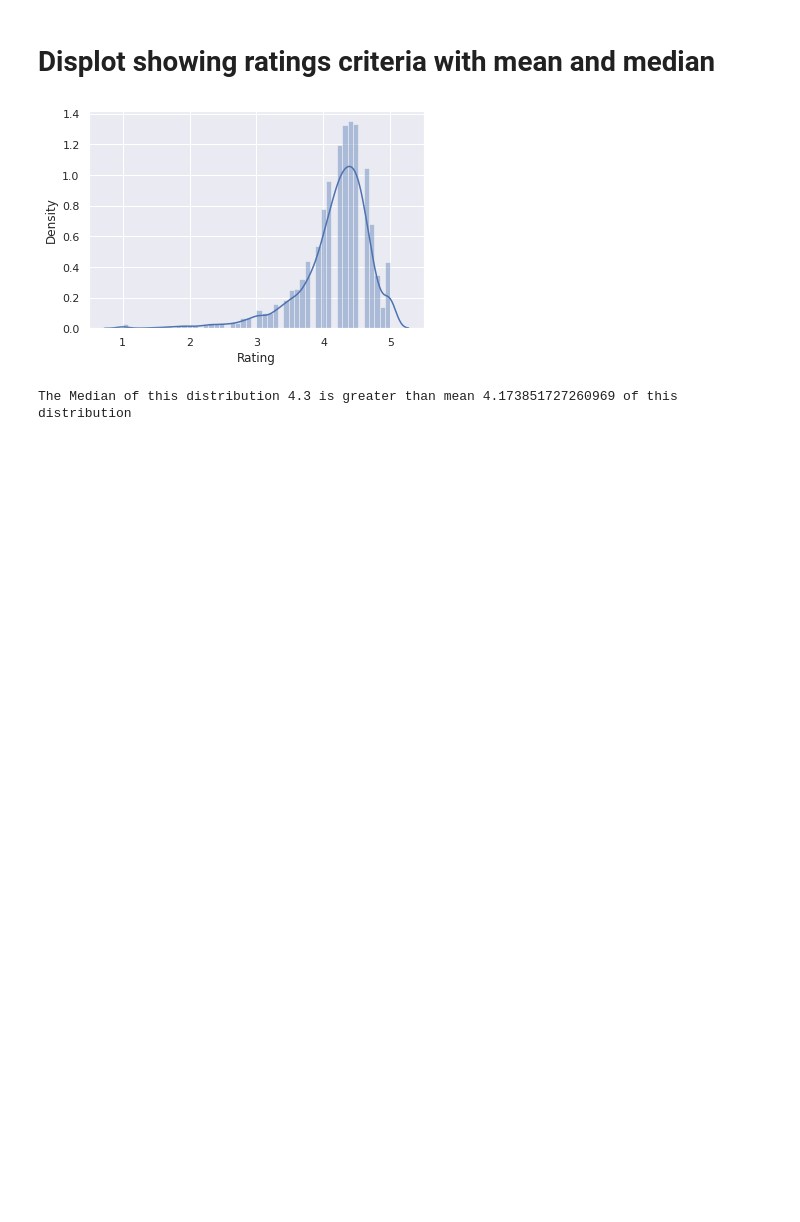
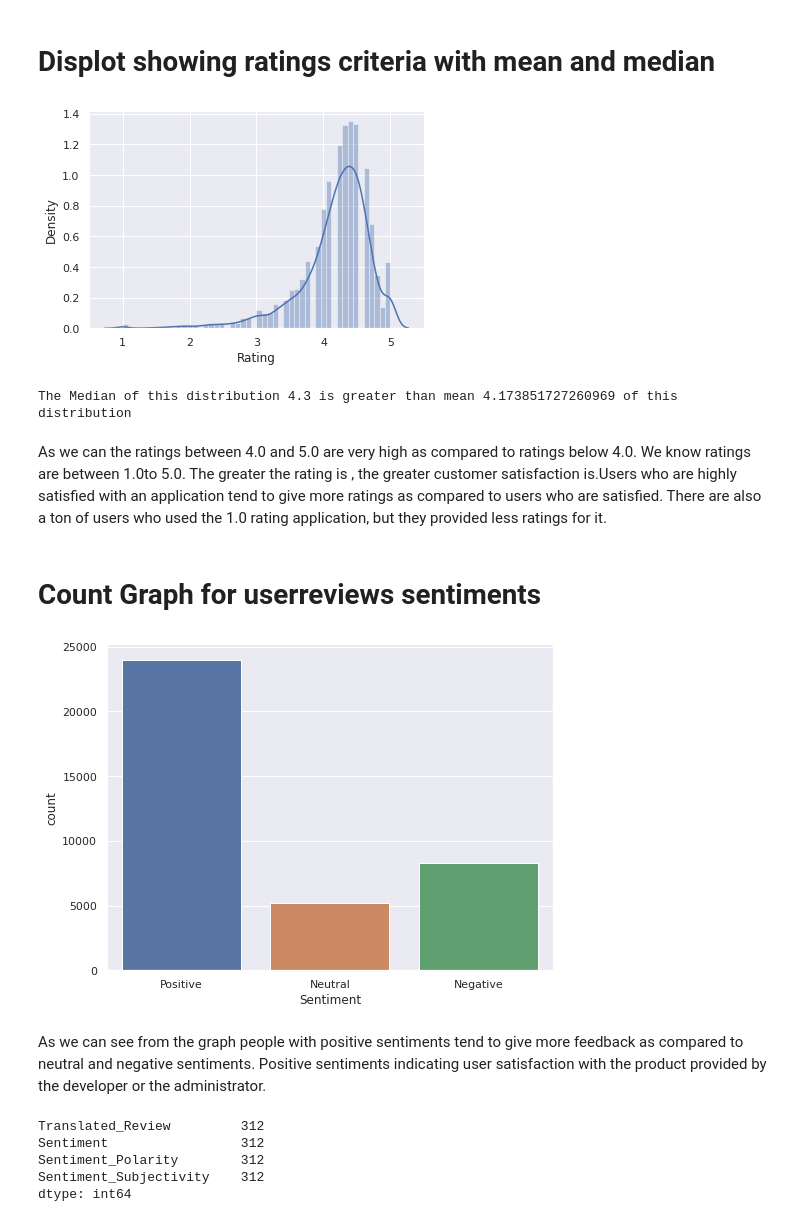
Before and after one commit to ekanshsinghrathore/eda_playstore, a Jupyter notebook: Play_Store_App_Review_Analysis_Capstone_Project.ipynb, the cells around one changed output. Drawn from its saved outputs; the diff is of its cells as text; code cells hidden in the pictures; blank space fills up the shorter version.

```diff
--- a/Play_Store_App_Review_Analysis_Capstone_Project.ipynb
+++ b/Play_Store_App_Review_Analysis_Capstone_Project.ipynb
@@ -196,3 +196,24 @@ print('The Median of this distribution {} is greater than mean {} of this distri
 # %% [output]
 [figure]
 The Median of this distribution 4.3 is greater than mean 4.173851727260969 of this distribution
+# %% [markdown]
+As we can the ratings between 4.0 and 5.0 are very high as compared to ratings below 4.0. We know ratings are between 1.0to 5.0. The greater the rating is , the greater customer satisfaction is.Users who are highly satisfied with an application tend to give more ratings as compared to users who are satisfied. There are also a ton of users who used the 1.0 rating application, but they provided less ratings for it.
+# %% [markdown]
+# Count Graph for userreviews sentiments
+# %%
+plt.figure(figsize=(8,6))
+sns.set(font_scale=1)
+sns.countplot(x = "Sentiment",data = userreview_df)
+plt.show()
+# %% [output]
+[figure, added]
+# %% [markdown]
+As we can see from the graph people with positive sentiments tend to give more feedback as compared to neutral and negative sentiments. Positive sentiments indicating user satisfaction with the product provided by the developer or the administrator.
+# %%
+userreview_df.groupby('App').count().max()
+# %% [output]
+Translated_Review         312
+Sentiment                 312
+Sentiment_Polarity        312
+Sentiment_Subjectivity    312
+dtype: int64
```
